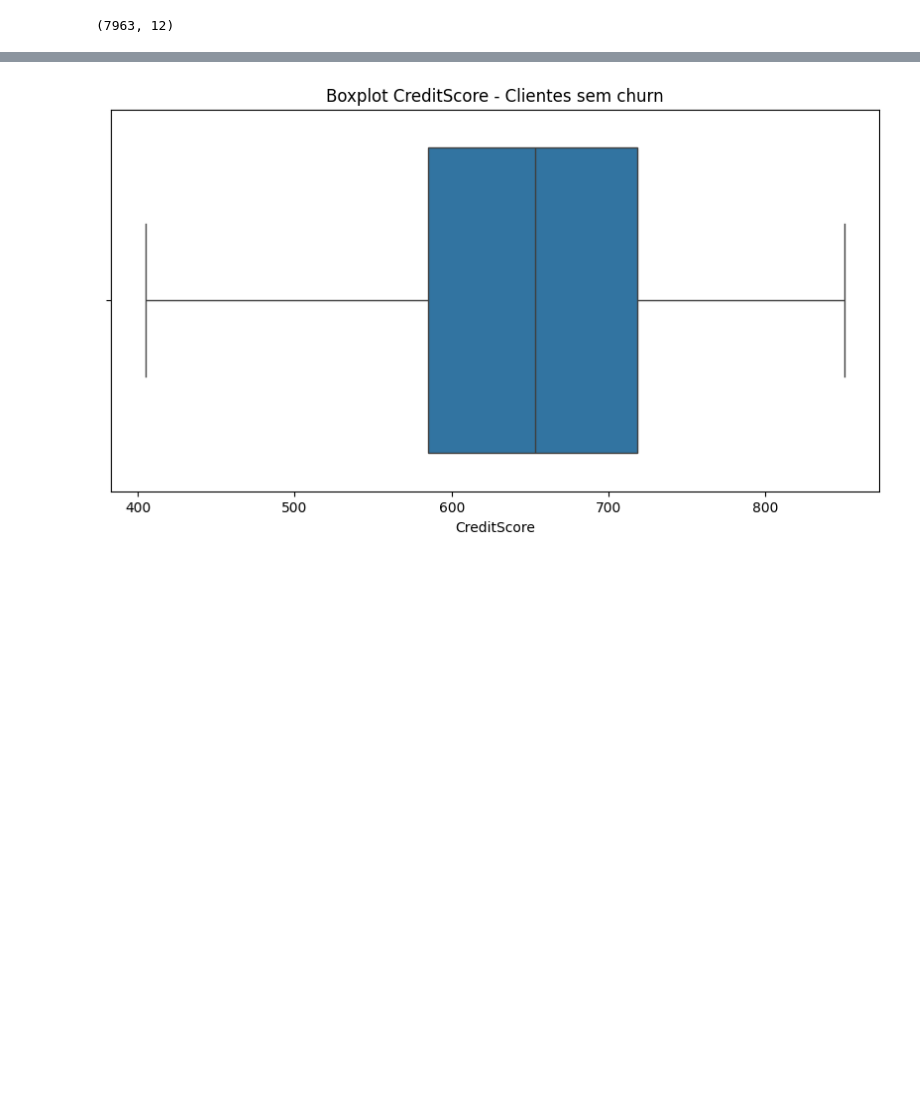
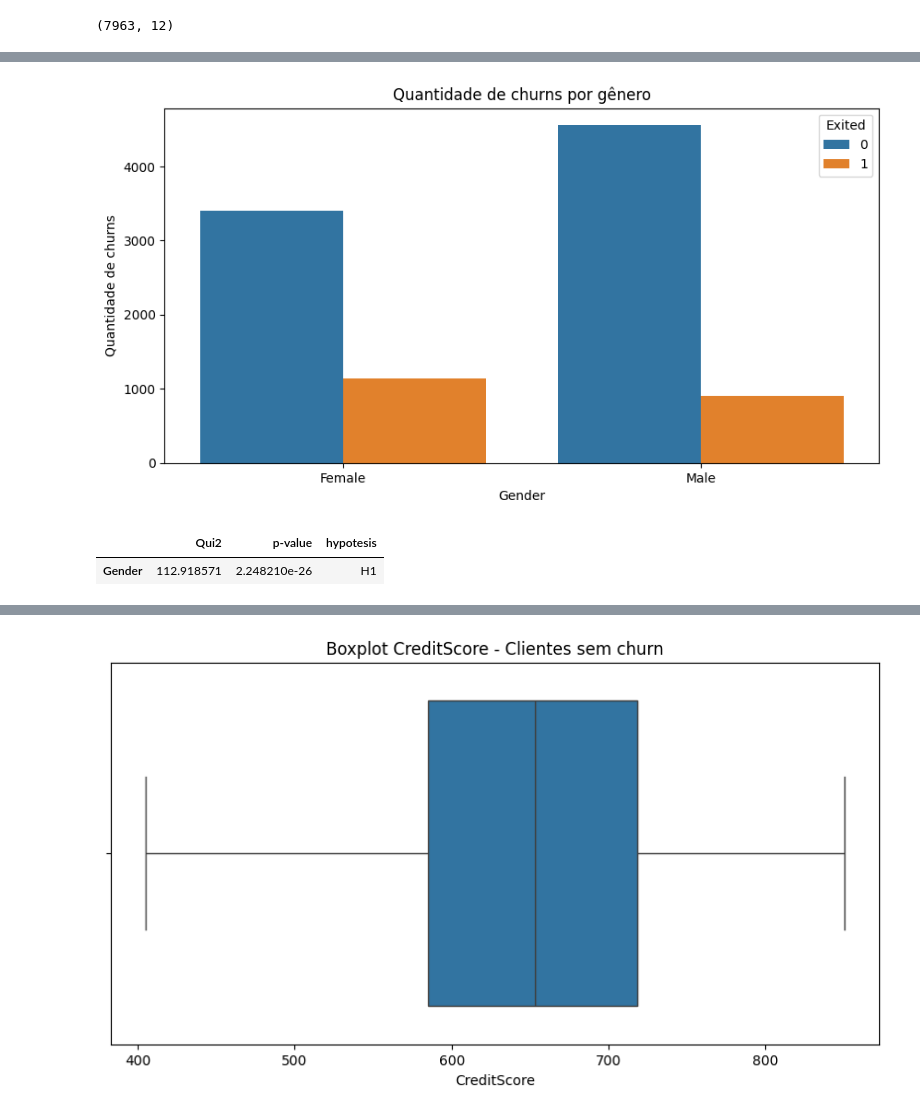
Before and after one commit to PedroMeerholz/churn-ml, a Jupyter notebook: notebooks/analysis.ipynb, the cells around one changed output, grey strips where cells are left out. Cells and saved outputs as stored; diff of their text form; code cells hidden in the pictures; blank space fills up the shorter version.

Commit message:
feat: Criação da análise com base em perguntas direcionadas

```diff
--- a/notebooks/analysis.ipynb
+++ b/notebooks/analysis.ipynb
@@ -21,7 +22,7 @@ df.head()
 | 3 | 4 | 15701354 | Boni | 699 | France | Female | 39 | 1 | 0.00 | ... |
 | 4 | 5 | 15737888 | Mitchell | 850 | Spain | Female | 43 | 2 | 125510.82 | ... |
 # %%
-df.drop('RowNumber', axis=1, inplace=True)
+df.drop(['RowNumber'], axis=1, inplace=True)
 # %%
 df.columns
 # %% [output]
@@ -265,0 +119,10 @@ histogram(churn_df, 'EstimatedSalary', 'Clientes com churn')
+# %%
+# Pergunta 1: Algum gênero tem uma maior tendência a cancelar os serviços?
+plt.figure(figsize=(10, 5))
+plt.title('Quantidade de churns por gênero')
+sns.countplot(data=df, x='Gender', hue='Exited')
+plt.ylabel('Quantidade de churns')
+plt.show()
+plt.close()
+# %% [output]
+[figure, added]
@@ -265,0 +140,9 @@ histogram(churn_df, 'EstimatedSalary', 'Clientes com churn')
+# %%
+# Pergunta 2: A diferença de churns entre os gêneros, é significativa?
+# H0: Não existe associação entre Gênero e Churn
+# H1: Existe associação entre Gênero e Churn
+
+chi2(df, 'Gender')
+# %% [output]
+|  | Qui2 | p-value | hypotesis |
+| Gender | 112.918571 | 2.248210e-26 | H1 |
```
Also changed, not shown: parts of 55 cells of this notebook.
